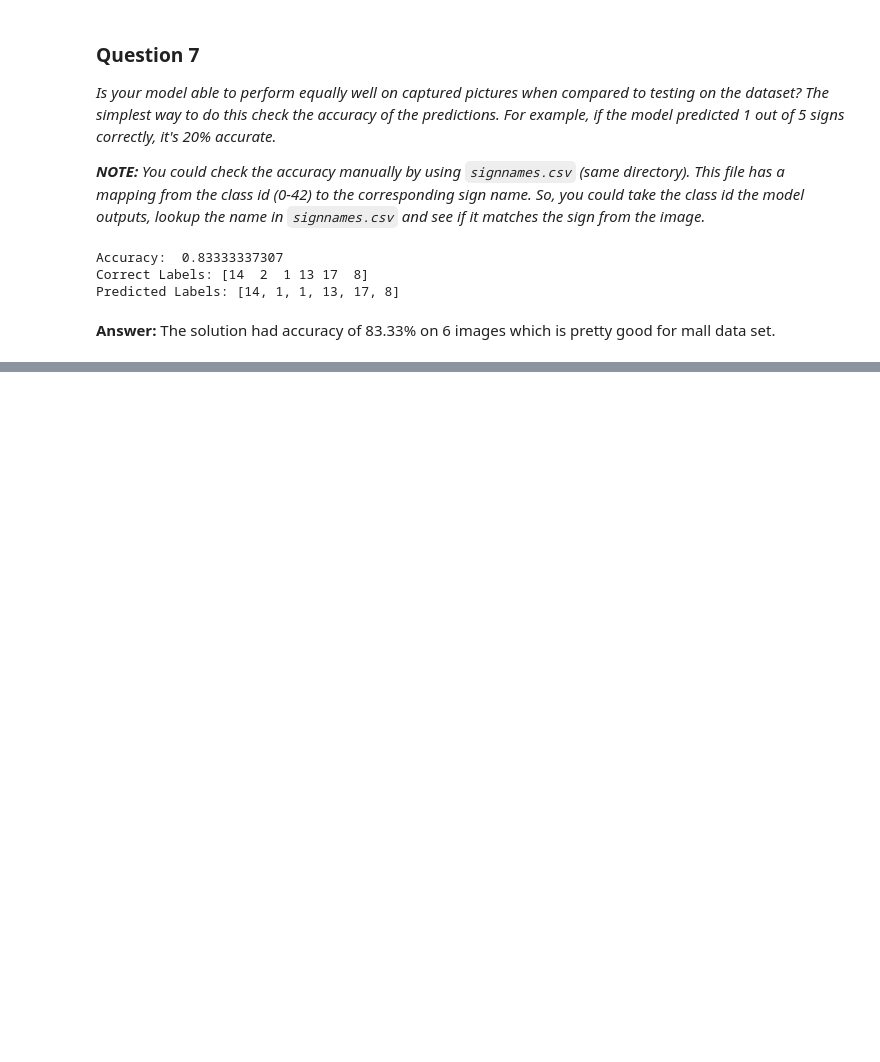
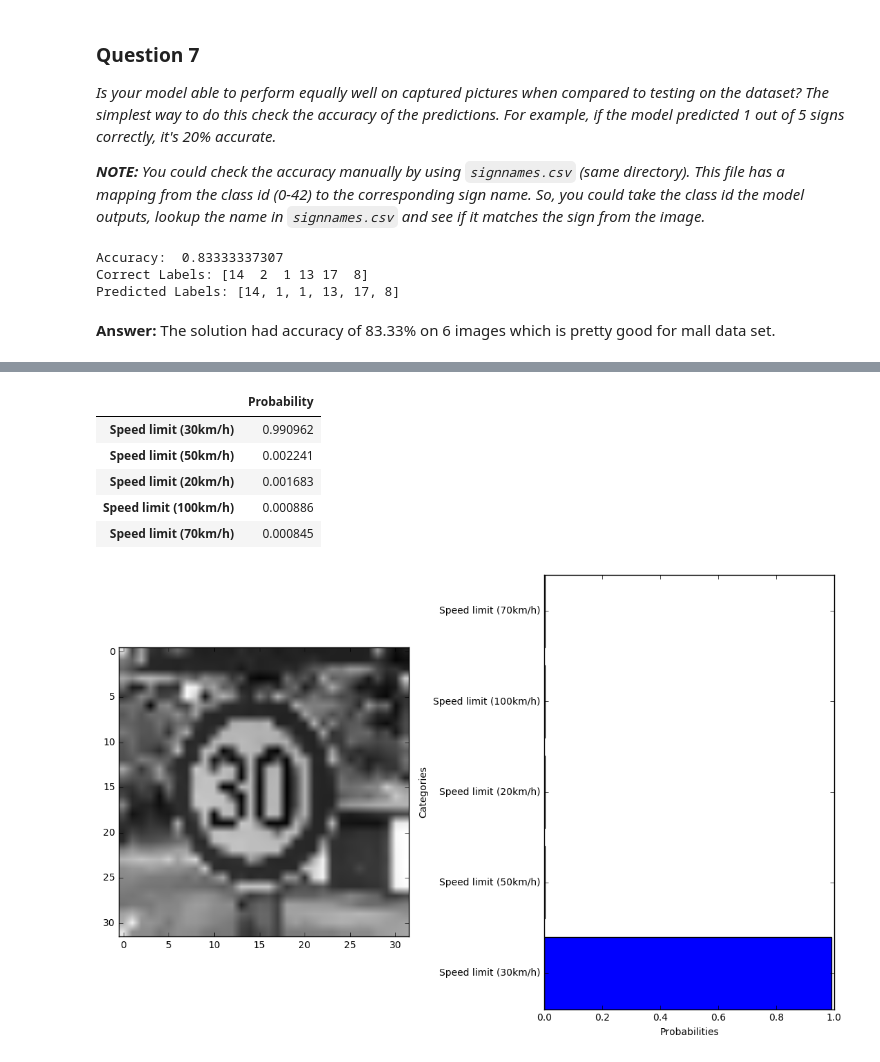
Before and after one commit to kalyanramu/CarND-TrafficSignLab, a Jupyter notebook: Traffic_Sign_Classifier-HW.ipynb, the cells around one changed output, grey strips where cells are left out. Cells and saved outputs as stored; diff of their text form; code cells hidden in the pictures; blank space fills up the shorter version.

```diff
--- a/Traffic_Sign_Classifier-HW.ipynb
+++ b/Traffic_Sign_Classifier-HW.ipynb
@@ -572,0 +608,11 @@ Even the image was misclassified as 30km/h, the correct choice is in top 5 candi
+# %%
+df = vis_softmax('trafficsign.meta',[X_vals[2]],top_nprobs =5, category_names = cat_names)
+display(df)
+# %% [output]
+|  | Probability |
+| Speed limit (30km/h) | 0.990962 |
+| Speed limit (50km/h) | 0.002241 |
+| Speed limit (20km/h) | 0.001683 |
+| Speed limit (100km/h) | 0.000886 |
+| Speed limit (70km/h) | 0.000845 |
+[figure, added]
```
Also changed, not shown: parts of 20 cells of this notebook, 2 other files.
